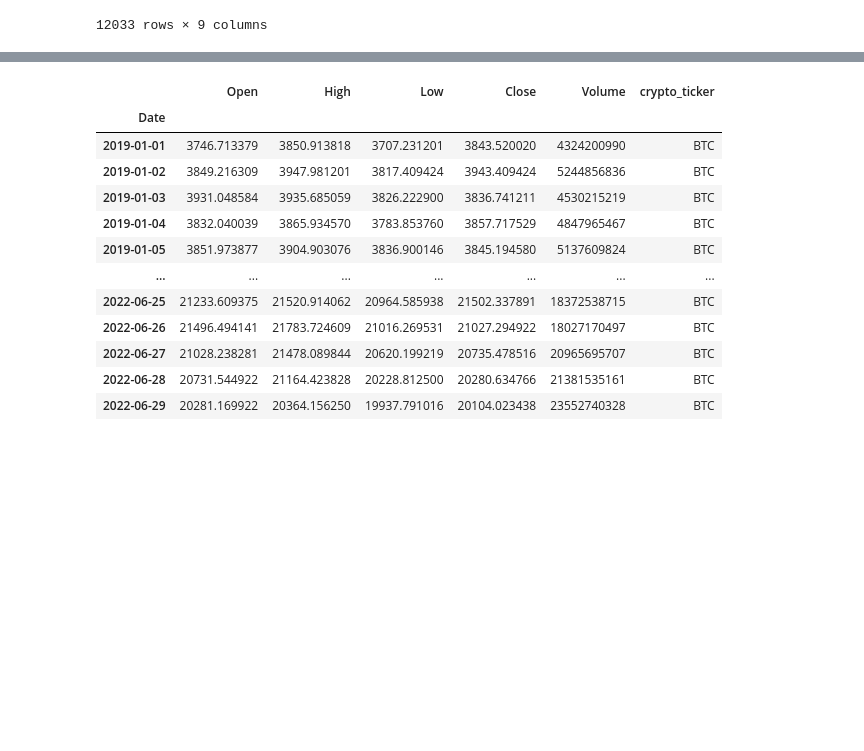
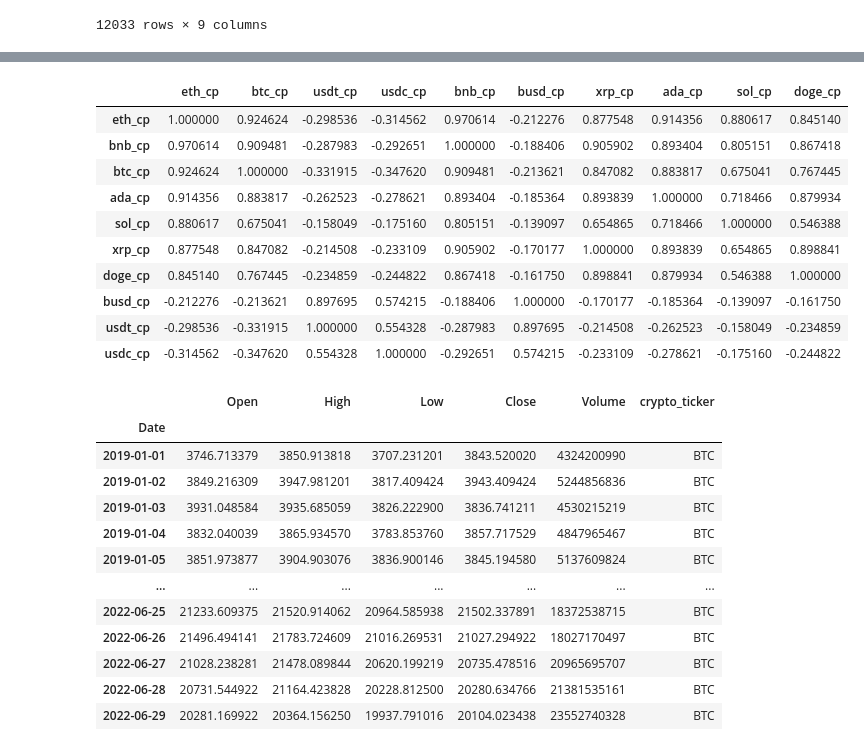
Before and after one commit to abelunbound/com724, a Jupyter notebook: Com724AE2Backup.ipynb, the cells around one changed output, grey strips where cells are left out. Drawn from its saved outputs; the diff is of its cells as text; code cells hidden in the pictures; blank space fills up the shorter version.

```diff
--- a/Com724AE2Backup.ipynb
+++ b/Com724AE2Backup.ipynb
@@ -30,7 +30,16 @@ import matplotlib.dates as mpl_dates
 df = pd.DataFrame()
 
 #Create a list with all crypto symbols. Use top 10 coins by market capitalisation according to CoinGecko.com
-crypto_ticker = ['BTC', 'ETH', 'USDT', 'USDC', 'BNB', 'BUSD', 'XRP', 'ADA', 'SOL', 'DOGE']
+crypto_ticker = ['BTC',
+                 'ETH',
+                 'USDT',
+                 'USDC',
+                 'BNB',
+                 'BUSD',
+                 'XRP',
+                 'ADA',
+                 'SOL',
+                 'DOGE']
 
 #Extract data for each of the 10 coins from YahooFinance! using a For loop.
 for each_crypto_ticker in crypto_ticker:
@@ -169,3 +164,25 @@ ModuleNotFoundError: No module named 'openpyxl'
+# %%
+### Short tutorial here: https://stackoverflow.com/questions/29432629/plot-correlation-matrix-using-pandas
+
+
+crypto_corr_colour = allcrypto_cp_only.corr()
+eth_sort = crypto_corr_colour.sort_values(by=['eth_cp'], ascending=False) .style.background_gradient(cmap='RdBu_r')
+# 'coolwarm' RdBu_r', 'BrBG_r', & PuOr_r are other good diverging colormaps
+
+
+eth_sort
+# %% [output]
+|  | eth_cp | btc_cp | usdt_cp | usdc_cp | bnb_cp | busd_cp | xrp_cp | ada_cp | sol_cp | doge_cp |
+| eth_cp | 1.000000 | 0.924624 | -0.298536 | -0.314562 | 0.970614 | -0.212276 | 0.877548 | 0.914356 | 0.880617 | 0.845140 |
+| bnb_cp | 0.970614 | 0.909481 | -0.287983 | -0.292651 | 1.000000 | -0.188406 | 0.905902 | 0.893404 | 0.805151 | 0.867418 |
+| btc_cp | 0.924624 | 1.000000 | -0.331915 | -0.347620 | 0.909481 | -0.213621 | 0.847082 | 0.883817 | 0.675041 | 0.767445 |
+| ada_cp | 0.914356 | 0.883817 | -0.262523 | -0.278621 | 0.893404 | -0.185364 | 0.893839 | 1.000000 | 0.718466 | 0.879934 |
+| sol_cp | 0.880617 | 0.675041 | -0.158049 | -0.175160 | 0.805151 | -0.139097 | 0.654865 | 0.718466 | 1.000000 | 0.546388 |
+| xrp_cp | 0.877548 | 0.847082 | -0.214508 | -0.233109 | 0.905902 | -0.170177 | 1.000000 | 0.893839 | 0.654865 | 0.898841 |
+| doge_cp | 0.845140 | 0.767445 | -0.234859 | -0.244822 | 0.867418 | -0.161750 | 0.898841 | 0.879934 | 0.546388 | 1.000000 |
+| busd_cp | -0.212276 | -0.213621 | 0.897695 | 0.574215 | -0.188406 | 1.000000 | -0.170177 | -0.185364 | -0.139097 | -0.161750 |
+| usdt_cp | -0.298536 | -0.331915 | 1.000000 | 0.554328 | -0.287983 | 0.897695 | -0.214508 | -0.262523 | -0.158049 | -0.234859 |
+| usdc_cp | -0.314562 | -0.347620 | 0.554328 | 1.000000 | -0.292651 | 0.574215 | -0.233109 | -0.278621 | -0.175160 | -0.244822 |
 # %%
 ##### CELL FOR DROPPING COLUMNS NOT NEEDED #####
 
```
Also changed, not shown: parts of 6 cells of this notebook.
